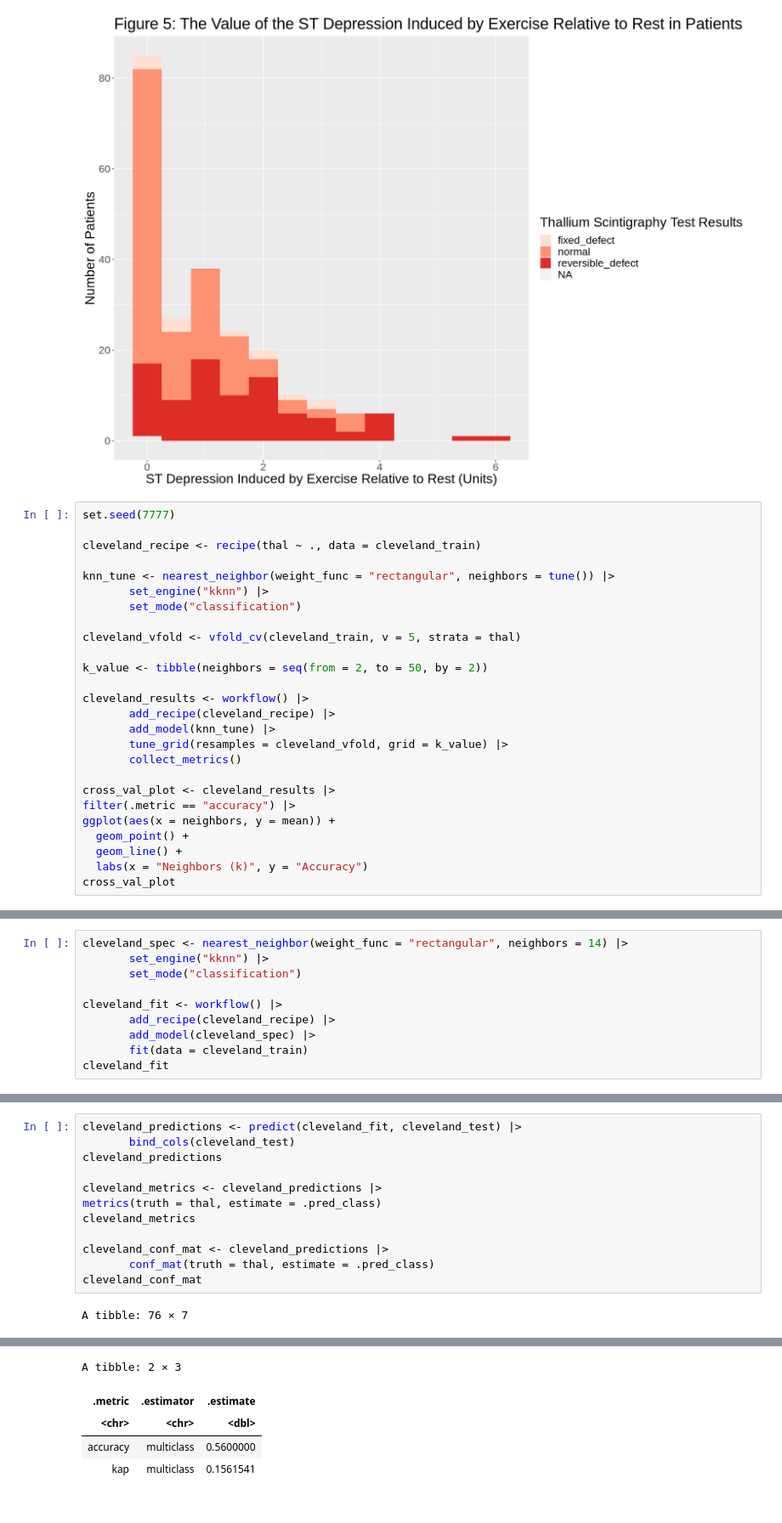
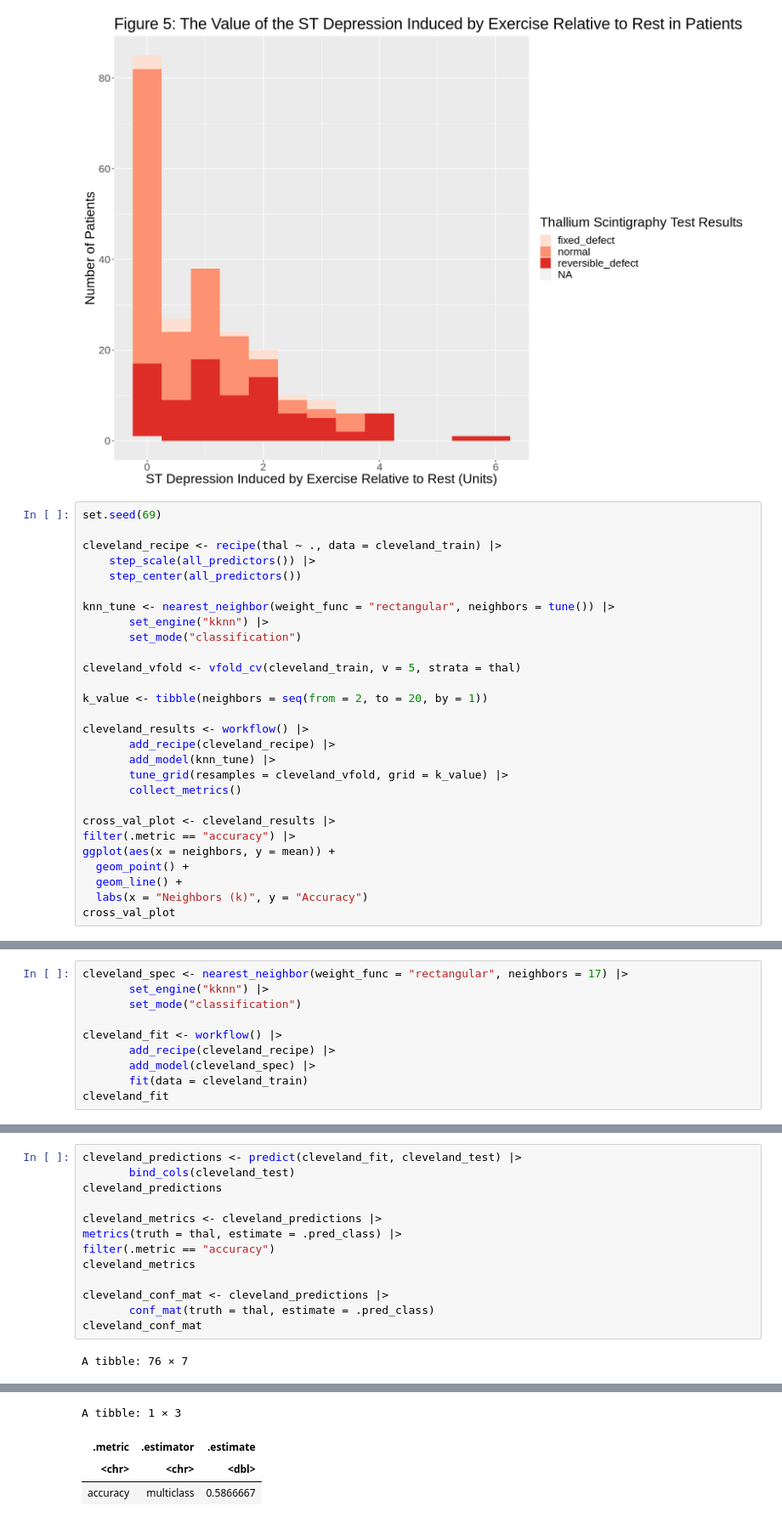
Before and after one commit to alanwake83/DSCI_group30_project, a Jupyter notebook: project_report.ipynb, the cells around one changed output, grey strips where cells are left out. Shown: that part at 85% size. Cells and saved outputs as stored; diff of their text form.

Commit message:
Altered Data Analysis
Modified the Code for the Data Analysis.

```diff
--- a/project_report.ipynb
+++ b/project_report.ipynb
@@ -195,9 +195,11 @@ cleveland_plot_5
 # %% [output]
 [figure]
 # %%
-set.seed(7777)
+set.seed(69)
 
-cleveland_recipe <- recipe(thal ~ ., data = cleveland_train)
+cleveland_recipe <- recipe(thal ~ ., data = cleveland_train) |>
+    step_scale(all_predictors()) |>
+    step_center(all_predictors())
 
 knn_tune <- nearest_neighbor(weight_func = "rectangular", neighbors = tune()) |>
        set_engine("kknn") |>
@@ -205,7 +207,7 @@ knn_tune <- nearest_neighbor(weight_func = "rectangular", neighbors = tune()) |>
 
 cleveland_vfold <- vfold_cv(cleveland_train, v = 5, strata = thal)
 
-k_value <- tibble(neighbors = seq(from = 2, to = 50, by = 2))
+k_value <- tibble(neighbors = seq(from = 2, to = 20, by = 1))
 
 cleveland_results <- workflow() |>
        add_recipe(cleveland_recipe) |>
@@ -225,5 +225,5 @@ cross_val_plot
 # %%
-cleveland_spec <- nearest_neighbor(weight_func = "rectangular", neighbors = 14) |>
+cleveland_spec <- nearest_neighbor(weight_func = "rectangular", neighbors = 17) |>
        set_engine("kknn") |>
        set_mode("classification")
 
@@ -252,31 +255,31 @@ Best k: 14
 # %%
 cleveland_predictions <- predict(cleveland_fit, cleveland_test) |>
        bind_cols(cleveland_test)
 cleveland_predictions
 
 cleveland_metrics <- cleveland_predictions |>
-metrics(truth = thal, estimate = .pred_class)
+metrics(truth = thal, estimate = .pred_class) |>
+filter(.metric == "accuracy")
 cleveland_metrics
 
 cleveland_conf_mat <- cleveland_predictions |>
        conf_mat(truth = thal, estimate = .pred_class)
 cleveland_conf_mat
 # %% [output]
 A tibble: 76 × 7
 | .pred_class | age | trestbps | chol | thalach | oldpeak | thal |
 | <fct> | <dbl> | <dbl> | <dbl> | <dbl> | <dbl> | <fct> |
 | reversible_defect | 67 | 160 | 286 | 108 | 1.5 | normal |
 | reversible_defect | 67 | 120 | 229 | 129 | 2.6 | reversible_defect |
 | reversible_defect | 62 | 140 | 268 | 160 | 3.6 | normal |
 | ⋮ | ⋮ | ⋮ | ⋮ | ⋮ | ⋮ | ⋮ |
 | reversible_defect | 57 | 140 | 241 | 123 | 0.2 | reversible_defect |
 | normal | 45 | 110 | 264 | 132 | 1.2 | reversible_defect |
 | normal | 57 | 130 | 236 | 174 | 0.0 | normal |
-A tibble: 2 × 3
+A tibble: 1 × 3
 | .metric | .estimator | .estimate |
 | <chr> | <chr> | <dbl> |
-| accuracy | multiclass | 0.5600000 |
-| kap | multiclass | 0.1561541 |
+| accuracy | multiclass | 0.5866667 |
                    Truth
 Prediction          fixed_defect normal reversible_defect
   fixed_defect                 0      0                 0
```
Also changed, not shown: parts of 4 cells of this notebook.
